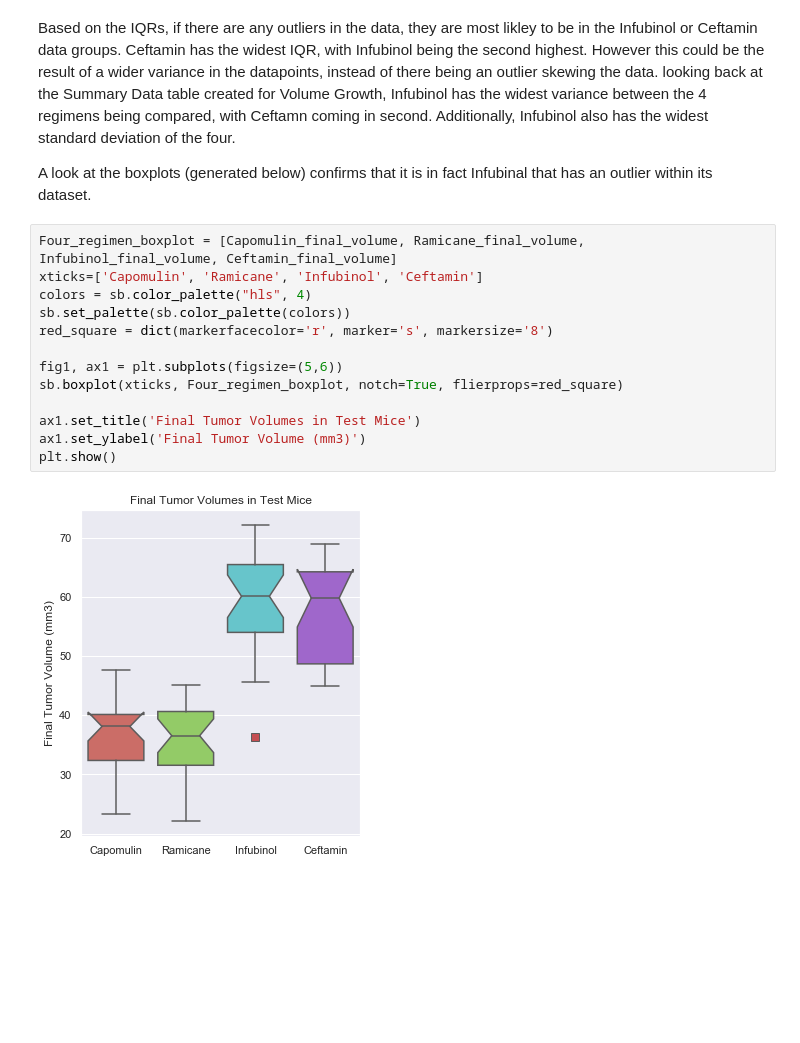
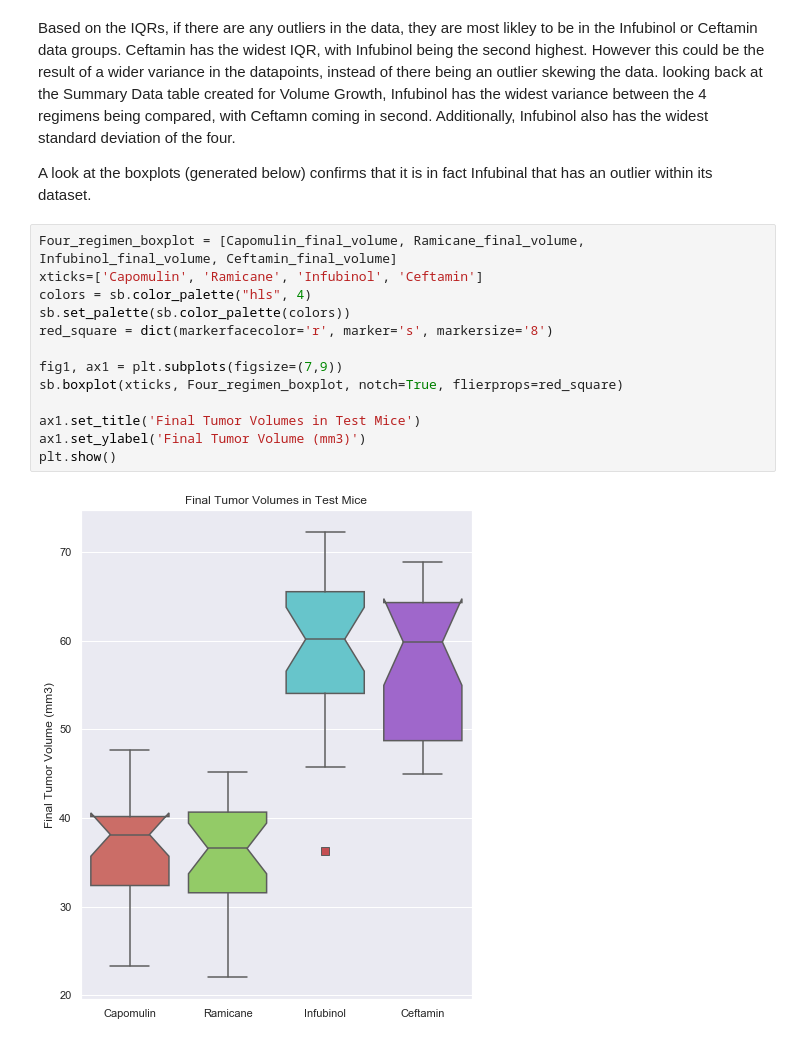
Before and after one commit to patelpurvip/Pharma-mouse-data, a Jupyter notebook: Pharma-mouse-data-FINAL.ipynb, the cells around one changed output. Drawn from its saved outputs; the diff is of its cells as text; blank space fills up the shorter version.

```diff
--- a/Pharma-mouse-data-FINAL.ipynb
+++ b/Pharma-mouse-data-FINAL.ipynb
@@ -198,15 +198,15 @@ A look at the boxplots (generated below) confirms that it is in fact Infubinal t
 # %%
 Four_regimen_boxplot = [Capomulin_final_volume, Ramicane_final_volume, Infubinol_final_volume, Ceftamin_final_volume]
 xticks=['Capomulin', 'Ramicane', 'Infubinol', 'Ceftamin']
 colors = sb.color_palette("hls", 4)
 sb.set_palette(sb.color_palette(colors))
 red_square = dict(markerfacecolor='r', marker='s', markersize='8')
 
-fig1, ax1 = plt.subplots(figsize=(5,6))
+fig1, ax1 = plt.subplots(figsize=(7,9))
 sb.boxplot(xticks, Four_regimen_boxplot, notch=True, flierprops=red_square)
 
 ax1.set_title('Final Tumor Volumes in Test Mice')
 ax1.set_ylabel('Final Tumor Volume (mm3)')
 plt.show()
 # %% [output]
-[figure, old version]
+[figure, new version]
```
Also changed, not shown: 4 other files.
